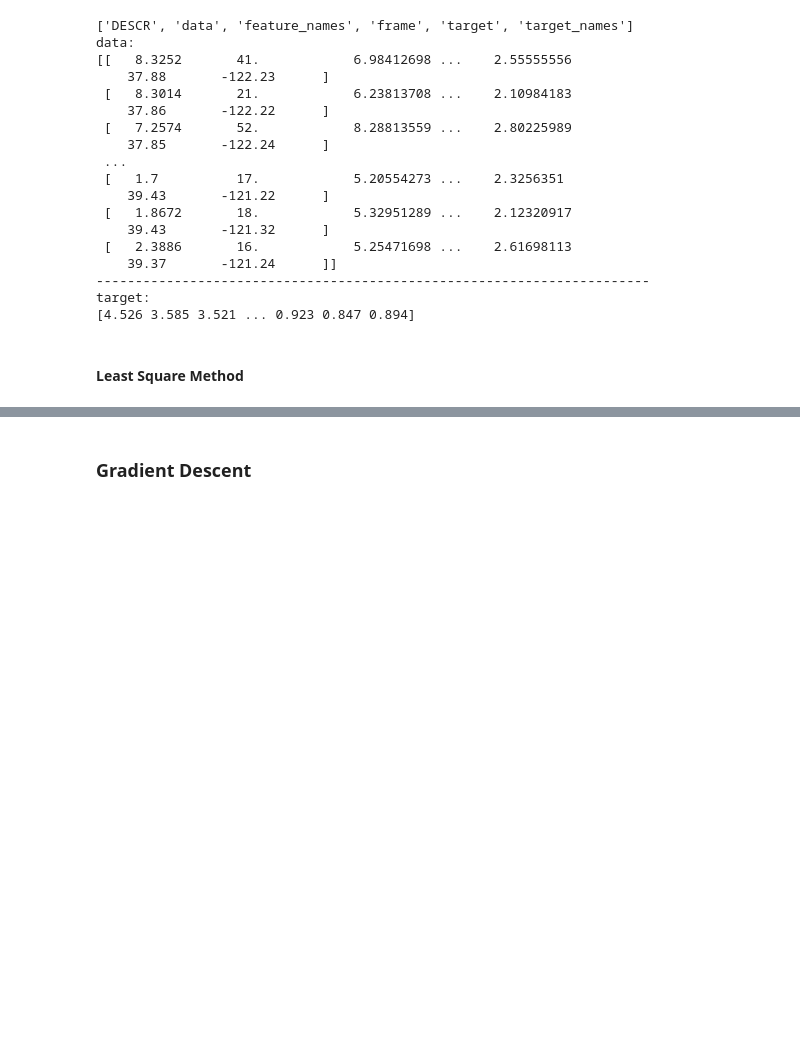
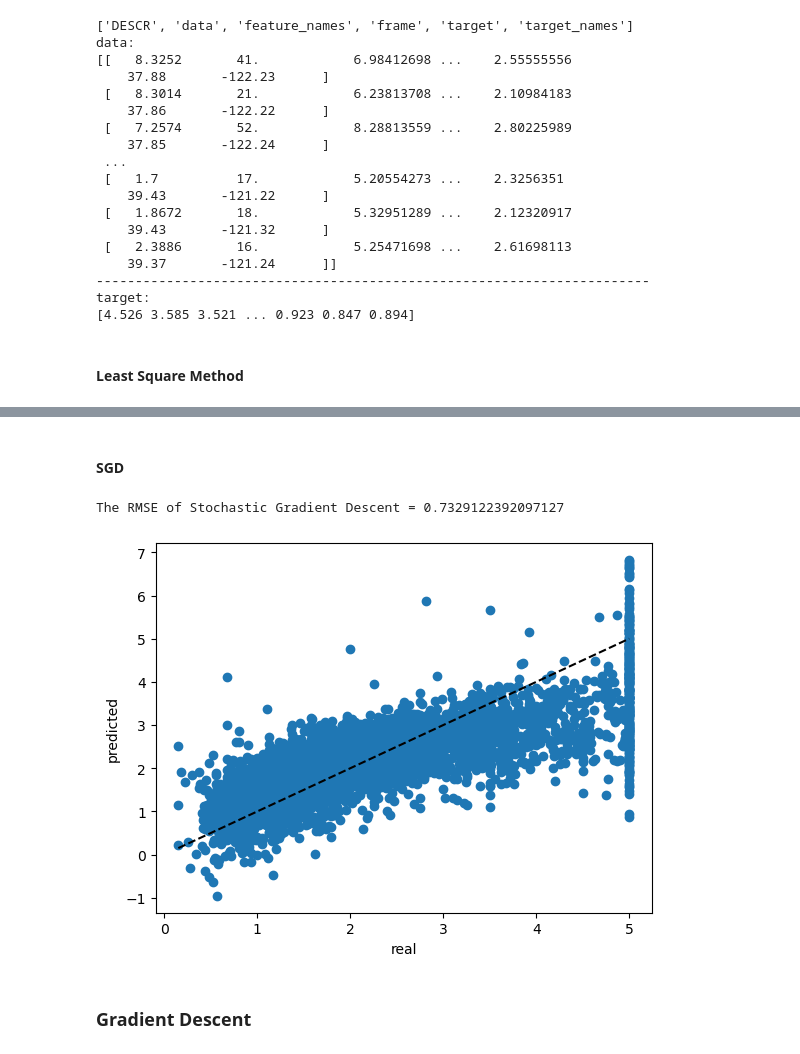
Before and after one commit to Fayeshiny/ML-Labs-25Fall-SYSU, a Jupyter notebook: Assignment 2/Lab 2.ipynb, the cells around one changed output, grey strips where cells are left out. Saved outputs shown, nothing was run; the diff lists cells and outputs as text; code cells hidden in the pictures; blank space fills up the shorter version.

```diff
--- a/Assignment 2/Lab 2.ipynb
+++ b/Assignment 2/Lab 2.ipynb
@@ -410,3 +408,22 @@ The RMSE of Least Square Method = 5.079992777423022
+# %% [markdown]
+#### SGD
+# %%
+# Initialize the scaler
+scaler = StandardScaler()
+
+# Fit on training data and transform both training and test data
+x_train = scaler.fit_transform(x_train)
+x_test = scaler.transform(x_test)  # Important: use transform, not fit_transform
+
+lr2 = SGDRegressor()
+lr2.fit(x_train, y_train)
+y2_pred = lr2.predict(x_test)
+Score1 = np.sqrt(metrics.mean_squared_error(y_test, y2_pred))
+print("The RMSE of Stochastic Gradient Descent =", Score1)
+plot_LR(y_test, y2_pred)
+# %% [output]
+The RMSE of Stochastic Gradient Descent = 0.7329122392097127
+[figure, added]
 # %% [markdown]
 ### Gradient Descent
 # %% [markdown]
```
Also changed, not shown: parts of 20 cells of this notebook, 3 other files.
